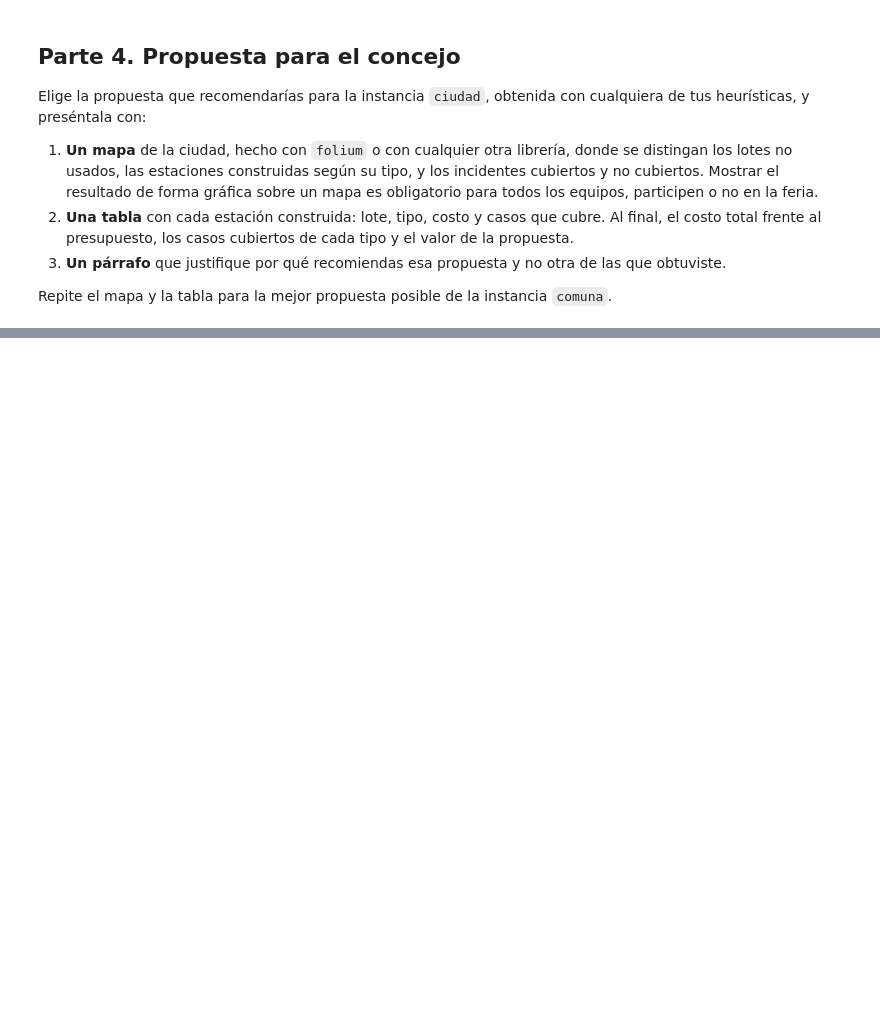
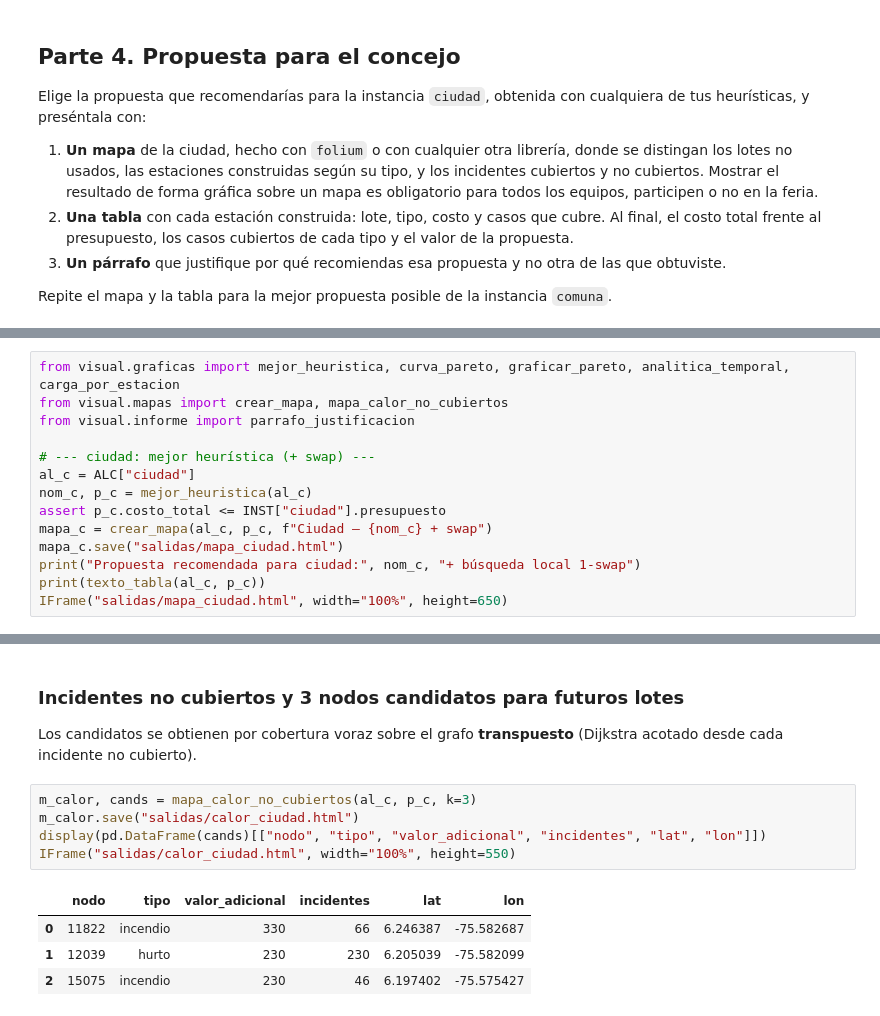
Before and after one commit to Moshua53/Estaciones_medellin, a Jupyter notebook: 20262_estaciones/practica_estaciones.ipynb, the cells around one changed output, grey strips where cells are left out. Drawn from its saved outputs; the diff is of its cells as text; blank space fills up the shorter version.

```diff
--- a/20262_estaciones/practica_estaciones.ipynb
+++ b/20262_estaciones/practica_estaciones.ipynb
@@ -228,0 +493,14 @@ Repite el mapa y la tabla para la mejor propuesta posible de la instancia `comun
+# %%
+from visual.graficas import mejor_heuristica, curva_pareto, graficar_pareto, analitica_temporal, carga_por_estacion
+from visual.mapas import crear_mapa, mapa_calor_no_cubiertos
+from visual.informe import parrafo_justificacion
+
+# --- ciudad: mejor heurística (+ swap) ---
+al_c = ALC["ciudad"]
+nom_c, p_c = mejor_heuristica(al_c)
+assert p_c.costo_total <= INST["ciudad"].presupuesto
+mapa_c = crear_mapa(al_c, p_c, f"Ciudad – {nom_c} + swap")
+mapa_c.save("salidas/mapa_ciudad.html")
+print("Propuesta recomendada para ciudad:", nom_c, "+ búsqueda local 1-swap")
+print(texto_tabla(al_c, p_c))
+IFrame("salidas/mapa_ciudad.html", width="100%", height=650)
@@ -228,0 +583,13 @@ Repite el mapa y la tabla para la mejor propuesta posible de la instancia `comun
+# %% [markdown]
+### Incidentes no cubiertos y 3 nodos candidatos para futuros lotes
+Los candidatos se obtienen por cobertura voraz sobre el grafo **transpuesto** (Dijkstra acotado desde cada incidente no cubierto).
+# %%
+m_calor, cands = mapa_calor_no_cubiertos(al_c, p_c, k=3)
+m_calor.save("salidas/calor_ciudad.html")
+display(pd.DataFrame(cands)[["nodo", "tipo", "valor_adicional", "incidentes", "lat", "lon"]])
+IFrame("salidas/calor_ciudad.html", width="100%", height=550)
+# %% [output]
+|  | nodo | tipo | valor_adicional | incidentes | lat | lon |
+| 0 | 11822 | incendio | 330 | 66 | 6.246387 | -75.582687 |
+| 1 | 12039 | hurto | 230 | 230 | 6.205039 | -75.582099 |
+| 2 | 15075 | incendio | 230 | 46 | 6.197402 | -75.575427 |
```
Also changed, not shown: parts of 30 cells of this notebook, 46 other files.
